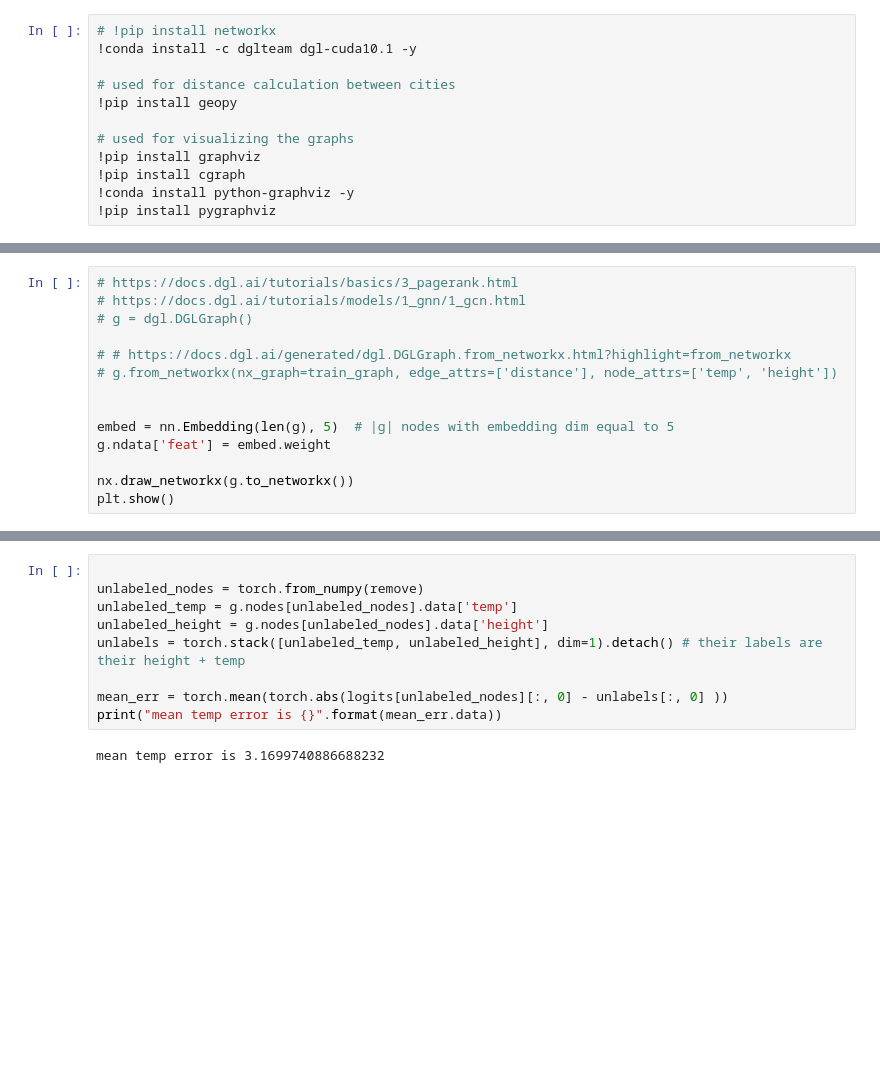
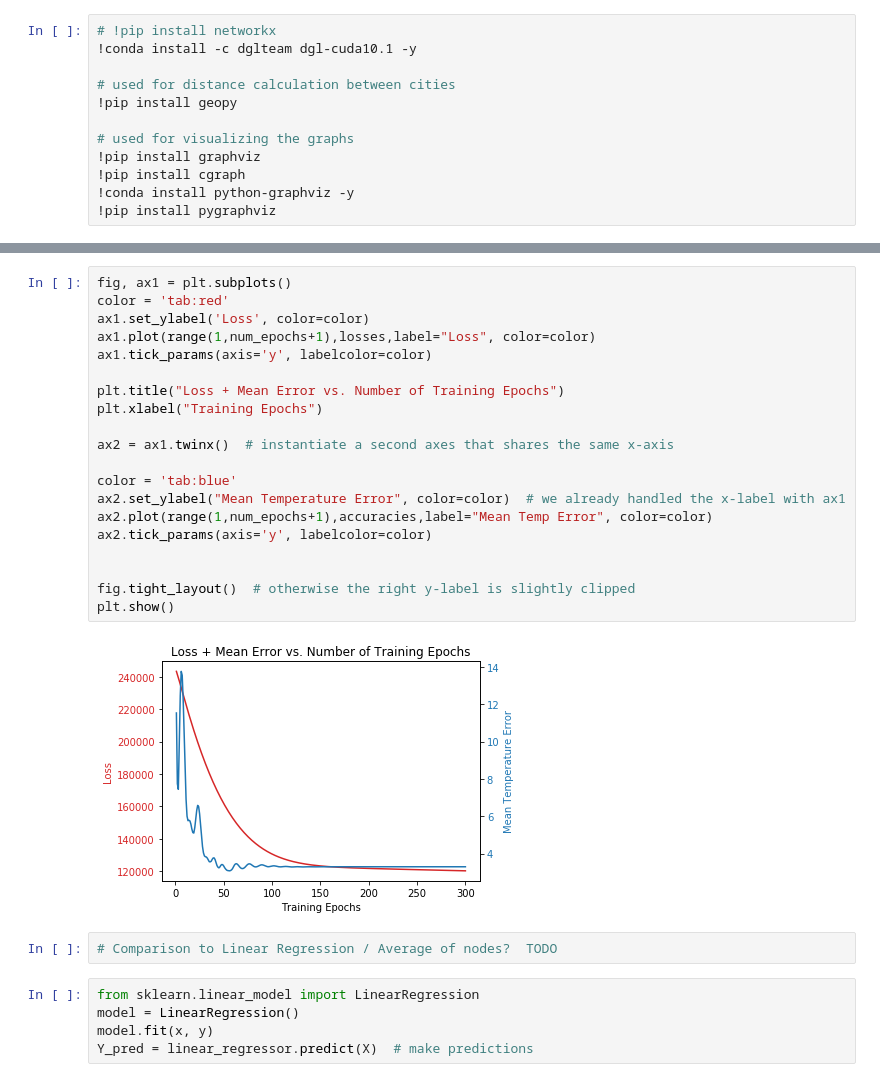
Before and after one commit to asafkar/weather_predict, a Jupyter notebook: weather.ipynb, the cells around one changed output, grey strips where cells are left out. Saved outputs shown, nothing was run; the diff lists cells and outputs as text; blank space fills up the shorter version.

```diff
--- a/weather.ipynb
+++ b/weather.ipynb
@@ -197,15 +258 @@ Net(
 )
-# %%
-# https://docs.dgl.ai/tutorials/basics/3_pagerank.html
-# https://docs.dgl.ai/tutorials/models/1_gnn/1_gcn.html
-# g = dgl.DGLGraph()
-
-# # https://docs.dgl.ai/generated/dgl.DGLGraph.from_networkx.html?highlight=from_networkx
-# g.from_networkx(nx_graph=train_graph, edge_attrs=['distance'], node_attrs=['temp', 'height'])
-
-
-embed = nn.Embedding(len(g), 5)  # |g| nodes with embedding dim equal to 5
-g.ndata['feat'] = embed.weight
-
-nx.draw_networkx(g.to_networkx())
-plt.show()
@@ -263,11 +324,29 @@ Epoch 299 | Loss: 23778.4004
-# %%
-
-unlabeled_nodes = torch.from_numpy(remove)
-unlabeled_temp = g.nodes[unlabeled_nodes].data['temp']
-unlabeled_height = g.nodes[unlabeled_nodes].data['height']
-unlabels = torch.stack([unlabeled_temp, unlabeled_height], dim=1).detach() # their labels are their height + temp
-
-mean_err = torch.mean(torch.abs(logits[unlabeled_nodes][:, 0] - unlabels[:, 0] ))
-print("mean temp error is {}".format(mean_err.data))
-# %% [output]
-mean temp error is 3.1699740886688232
+# %%
+fig, ax1 = plt.subplots()
+color = 'tab:red'
+ax1.set_ylabel('Loss', color=color)
+ax1.plot(range(1,num_epochs+1),losses,label="Loss", color=color)
+ax1.tick_params(axis='y', labelcolor=color)
+
+plt.title("Loss + Mean Error vs. Number of Training Epochs")
+plt.xlabel("Training Epochs")
+
+ax2 = ax1.twinx()  # instantiate a second axes that shares the same x-axis
+
+color = 'tab:blue'
+ax2.set_ylabel("Mean Temperature Error", color=color)  # we already handled the x-label with ax1
+ax2.plot(range(1,num_epochs+1),accuracies,label="Mean Temp Error", color=color)
+ax2.tick_params(axis='y', labelcolor=color)
+
+
+fig.tight_layout()  # otherwise the right y-label is slightly clipped
+plt.show()
+# %% [output]
+[figure, added]
+# %%
+# Comparison to Linear Regression / Average of nodes?  TODO
+# %%
+from sklearn.linear_model import LinearRegression
+model = LinearRegression()
+model.fit(x, y)
+Y_pred = linear_regressor.predict(X)  # make predictions
```
Also changed, not shown: parts of 13 cells of this notebook, 1 other file.
